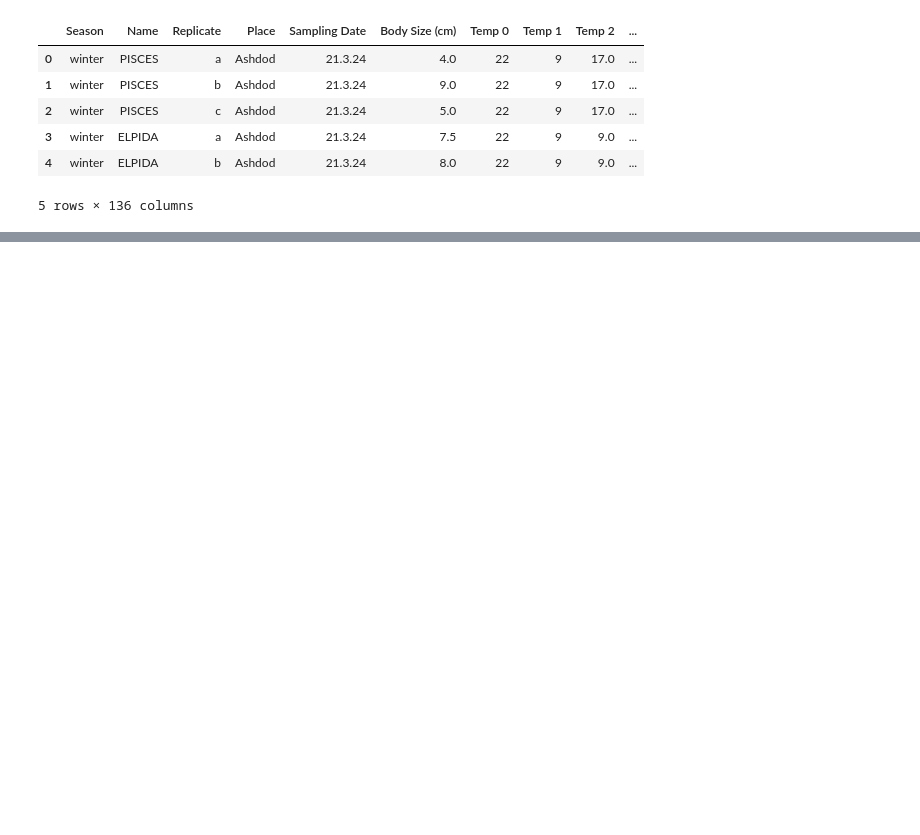
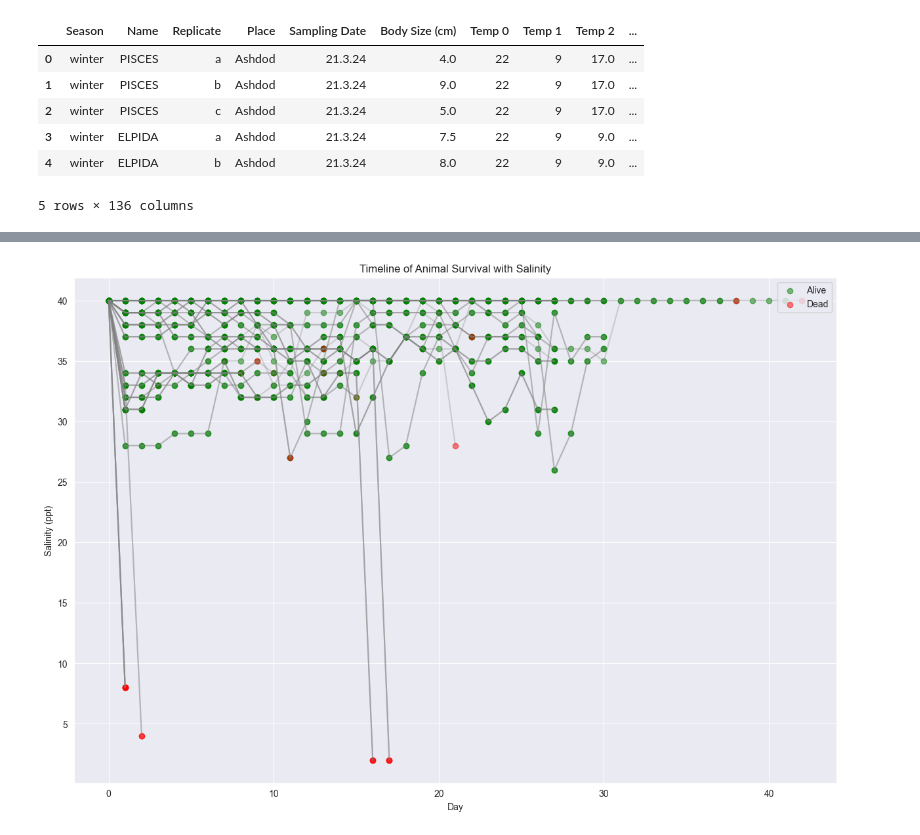
Before and after one commit to shimooper/AscidianVoyages, a Jupyter notebook: analyze_expirement_results/explore_data.ipynb, the cells around one changed output, grey strips where cells are left out. Drawn from its saved outputs; the diff is of its cells as text; code cells hidden in the pictures; blank space fills up the shorter version.

```diff
--- a/analyze_expirement_results/explore_data.ipynb
+++ b/analyze_expirement_results/explore_data.ipynb
@@ -95,0 +120,29 @@ plt.show()
+# %%
+plt.figure(figsize=(15, 10))
+salinity_columns = sorted([col for col in df.columns if 'Salinity' in col], key=lambda x: int(x.split()[1]))
+
+# Iterating through a subset of the data to plot timelines
+for index, row in df.iterrows():
+    survival = row[lived_columns].values
+    salinity = row[salinity_columns].values
+    days = range(len(survival))
+
+    plt.plot(days, salinity, color='gray', alpha=0.3)  # Plot temperature line
+
+    alive_days = [day for day, status in zip(days, survival) if status == 1]
+    dead_days = [day for day, status in zip(days, survival) if status == 0]
+
+    alive_salinities = [salinity for salinity, status in zip(salinity, survival) if status == 1]
+    dead_salinities = [salinity for salinity, status in zip(salinity, survival) if status == 0]
+
+    plt.scatter(alive_days, alive_salinities, color='green', alpha=0.5, label='Alive' if index == 0 else "")
+    plt.scatter(dead_days, dead_salinities, color='red', alpha=0.5, label='Dead' if index == 0 else "")
+
+plt.title('Timeline of Animal Survival with Salinity')
+plt.xlabel('Day')
+plt.ylabel('Salinity (ppt)')
+plt.legend(loc='upper right')
+plt.grid(True)
+plt.show()
+# %% [output]
+[figure, added]
```
Also changed, not shown: parts of 8 cells of this notebook, 7 other files.
